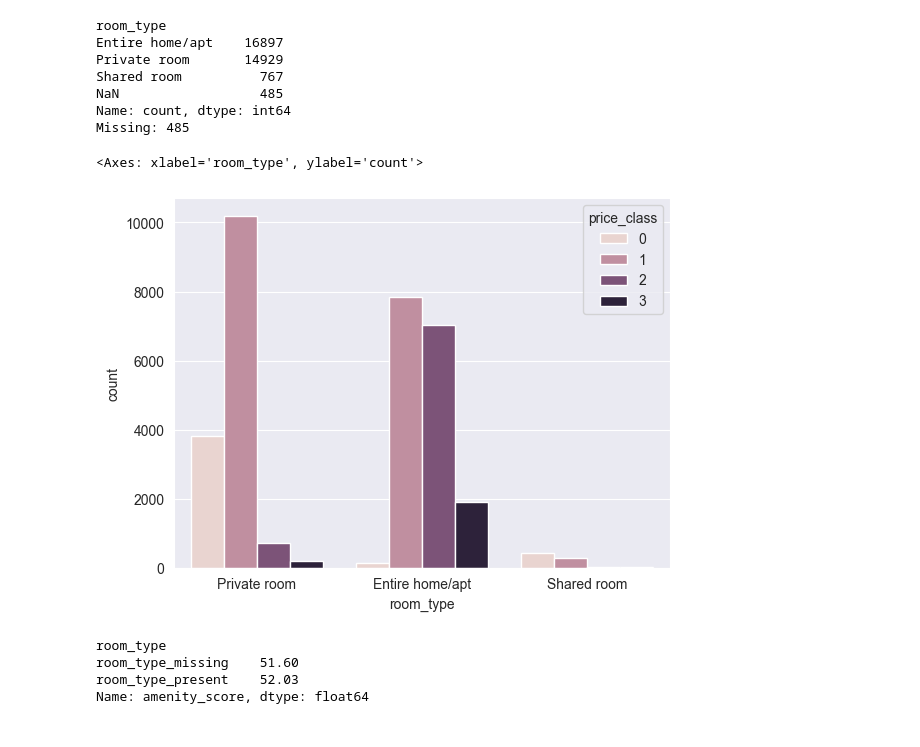
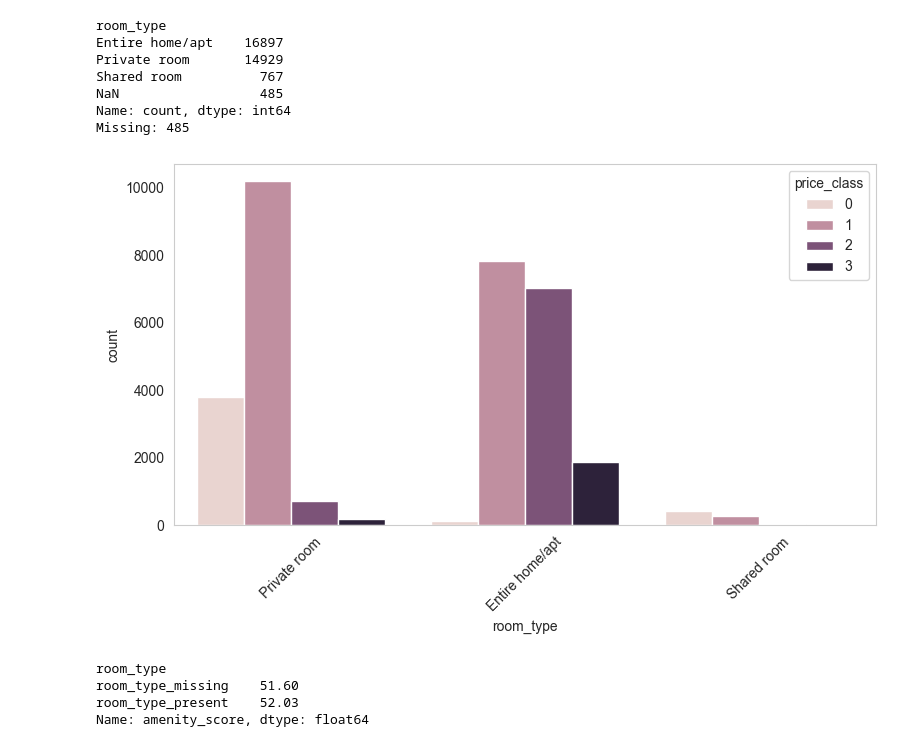
Before and after one commit to verdabatool/Implementing-FFNN-from-Scratch, a Jupyter notebook: notebooks/EDA.ipynb, the cells around one changed output. Cells and saved outputs as stored; diff of their text form; code cells hidden in the pictures.

```diff
--- a/notebooks/EDA.ipynb
+++ b/notebooks/EDA.ipynb
@@ -357,10 +367,14 @@ NaN                  485
 Name: count, dtype: int64
 Missing: 485
 # %%
+plt.figure(figsize=(8,5))
 sns.countplot(x="room_type", hue="price_class", data=train_df)
+plt.grid(False)
+plt.xticks(rotation=45)
+plt.tight_layout()
+plt.show()
 # %% [output]
-<Axes: xlabel='room_type', ylabel='count'>
-[figure, old version]
+[figure, new version]
 # %%
 # checking if the unknown rows behave differently
 room_type_missing = train_df["room_type"].isna().map({
```
Also changed, not shown: parts of 21 cells of this notebook, 3 other files.
